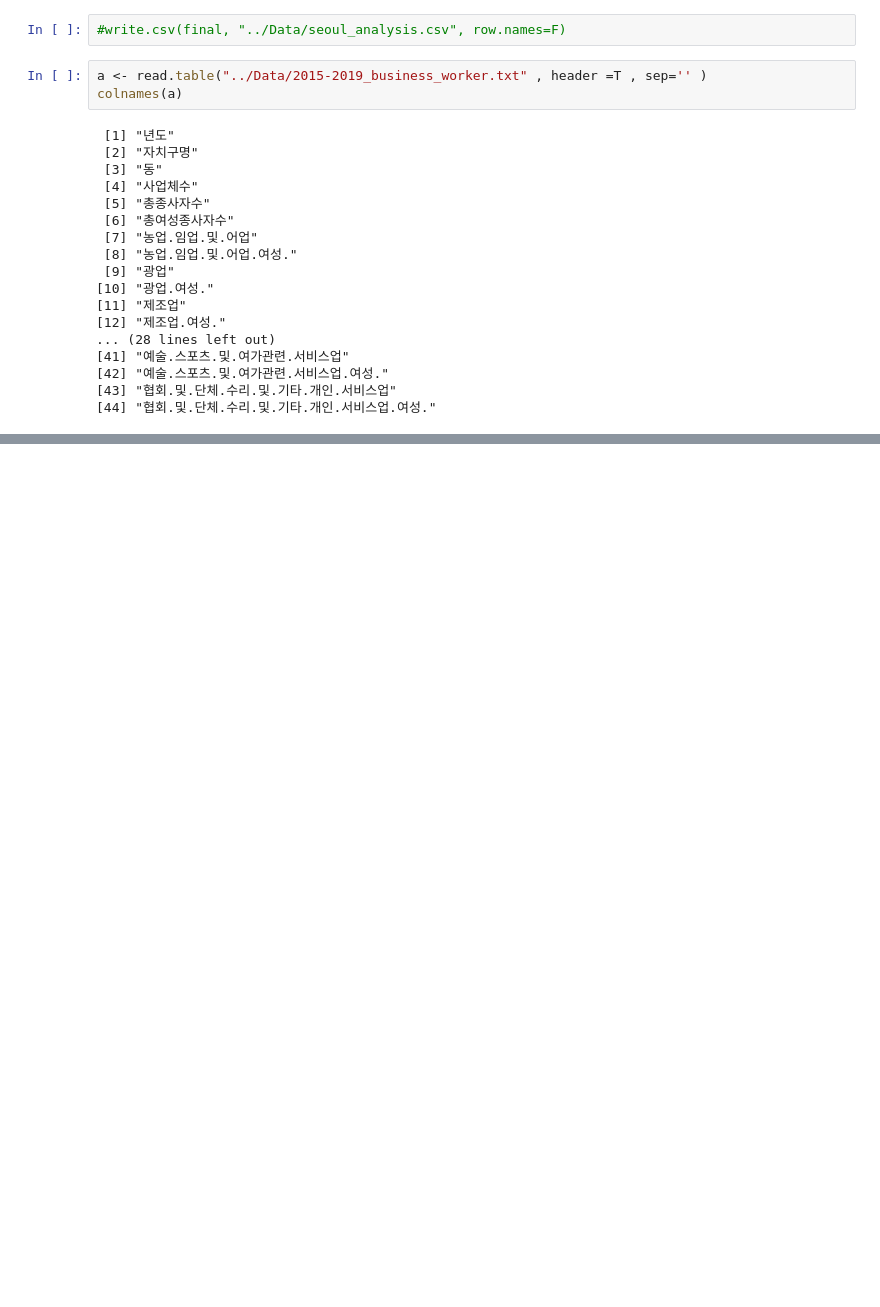
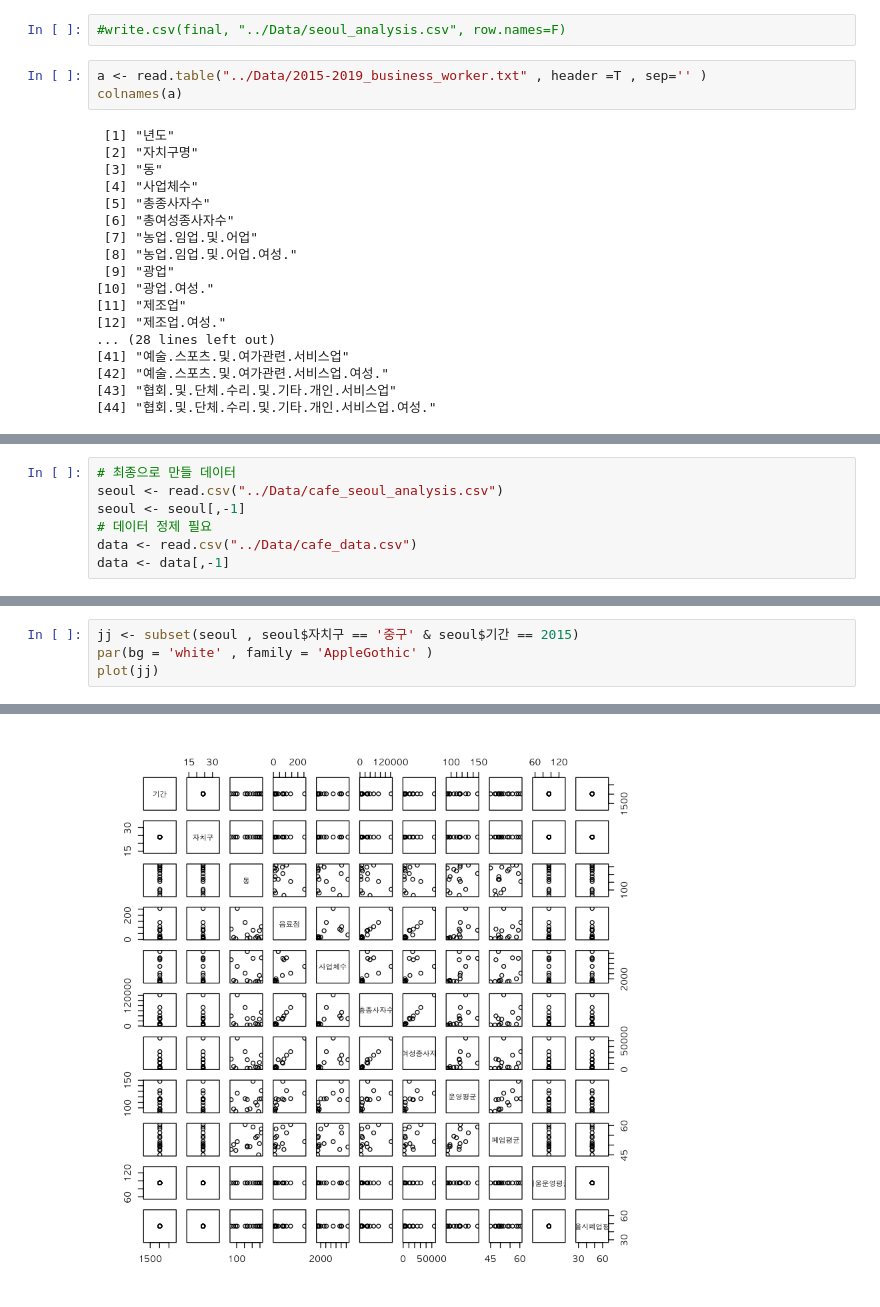
Before and after one commit to monargent0/TJRrrClass, a Jupyter notebook: 세미팀플.ipynb, the cells around one changed output, grey strips where cells are left out. Drawn from its saved outputs; the diff is of its cells as text; blank space fills up the shorter version.

```diff
--- a/세미팀플.ipynb
+++ b/세미팀플.ipynb
@@ -134,0 +149,7 @@ colnames(a)
+# %%
+# 최종으로 만들 데이터
+seoul <- read.csv("../Data/cafe_seoul_analysis.csv")
+seoul <- seoul[,-1]
+# 데이터 정제 필요
+data <- read.csv("../Data/cafe_data.csv")
+data <- data[,-1]
@@ -134,0 +302,5 @@ colnames(a)
+# %%
+jj <- subset(seoul , seoul$자치구 == '중구' & seoul$기간 == 2015)
+par(bg = 'white' , family = 'AppleGothic' )
+plot(jj)
+# %% [output]
@@ -134,0 +324 @@ colnames(a)
+[figure, added]
```
Also changed, not shown: parts of 7 cells of this notebook, 3 other files.
